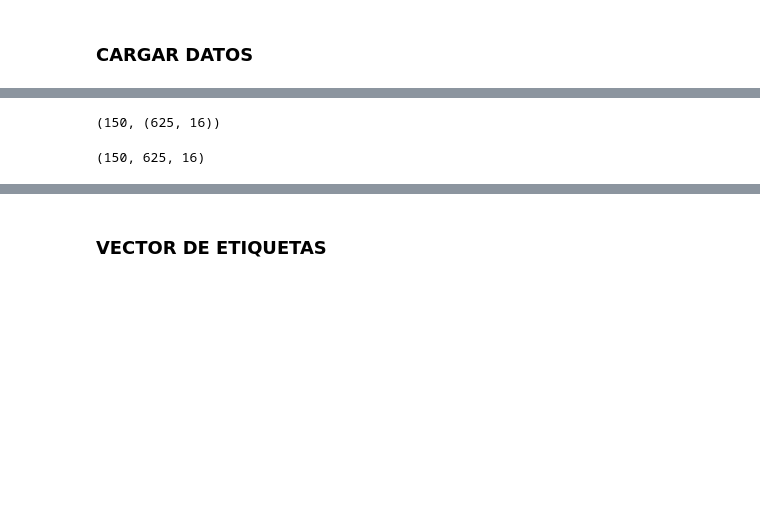
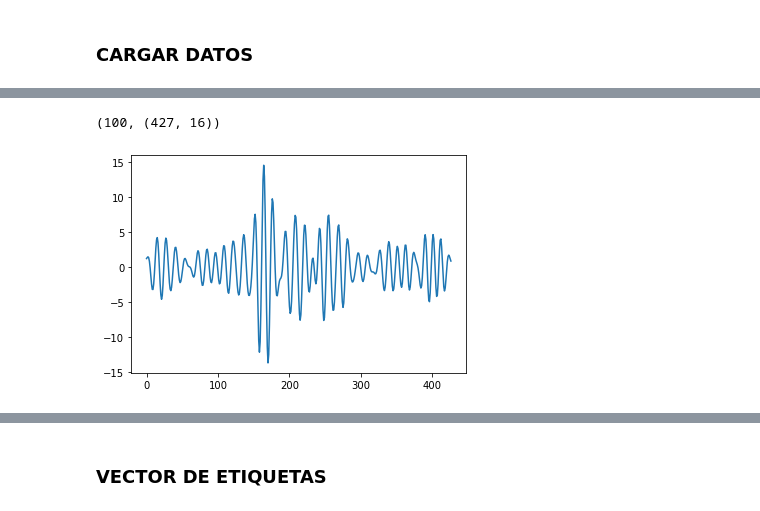
Before and after one commit to IvanDanielVillegas/Entrenamiento, a Jupyter notebook: Entrenamiento.ipynb, the cells around one changed output, grey strips where cells are left out. Saved outputs shown, nothing was run; the diff lists cells and outputs as text; code cells hidden in the pictures; blank space fills up the shorter version.

```diff
--- a/Entrenamiento.ipynb
+++ b/Entrenamiento.ipynb
@@ -24,6 +25,6 @@ Paciente_ID_003  Paciente_ID_006  Paciente_ID_009
 # %%
 from glob import glob
-my_dirs2 = glob("/home/nrdaza/work/home/Tesis/Datos/*/")
+my_dirs2 = glob("/home/ivandanielvillegas/work/Entrenamiento/Datos/*/")
 my_dirs2.sort()
 my_dirs2
 # %% [output]
@@ -43,10 +34,11 @@ my_dirs2
 dict_gestos = ['Gesto_1','Gesto_2','Gesto_3','Gesto_4','Gesto_5']
 # %%
 # dict_datos = ['datos_1.csv','datos_2.csv','datos_3.csv','datos_4.csv','datos_5.csv','datos_6.csv', 'datos_7.csv', 'datos_8.csv', 'datos_9.csv', 'datos_10.csv']
-dict_datos = glob("/home/nrdaza/work/home/Tesis/Datos/Paciente_ID_777/Gesto_1/Datos_CSV_ULTRACORTEX/*")
+dict_datos = glob("/home/ivandanielvillegas/work/Entrenamiento/Datos/Paciente_ID_cristian/Gesto_1/Datos_CSV_ULTRACORTEX/*")
 dict_datos.sort()
 dict_datos
 datos = []
 for i in range(len(dict_datos)):
     datos.append(f'datos_{i+1}.csv')
+print(datos)
 # %% [output]
@@ -107,9 +85,10 @@ for j in range(len(dict_gestos)):
     #print(my_dirs2[i]+dict_gestos[j])
     for k in range(len(datos)):
       #print(my_dirs2[i]+dict_gestos[j]+'/Datos_CSV_MYO/'+dict_datos[k])
-      df = pd.read_csv(my_dirs2[9]+dict_gestos[j]+'/Datos_CSV_ULTRACORTEX/'+datos[k],encoding='ISO-8859-1', skiprows = 2,sep=';')
+      df = pd.read_csv(my_dirs2[0]+dict_gestos[j]+'/Datos_CSV_ULTRACORTEX/'+datos[k],encoding='ISO-8859-1', skiprows = 2,sep=';')
       if (df.shape[0] != 625):
             tamaño = df.shape[0]
             for i in range(625-df.shape[0]):
                 df.loc[df.shape[0]+i+1] = df.values[tamaño-1-i]
-      features.append(df.iloc[0:625,0:16].values)
+      features.append(df.iloc[90:517,0:16].values)
+      #features.append(df.iloc[0:-1,0:16].values)
@@ -139,11 +118,14 @@ for i in range(150):
 # %%
 len(features), features[0].shape
 # %% [output]
-(150, (625, 16))
+(100, (427, 16))
 # %%
 features_array = np.array(features)
 features_array.shape
+plt.figure
+plt.plot(features_array[22,:,4])
+plt.show()
 # %% [output]
-(150, 625, 16)
+[figure, added]
 # %%
 features_array[10]
```
Also changed, not shown: parts of 30 cells of this notebook, 2 other files.
